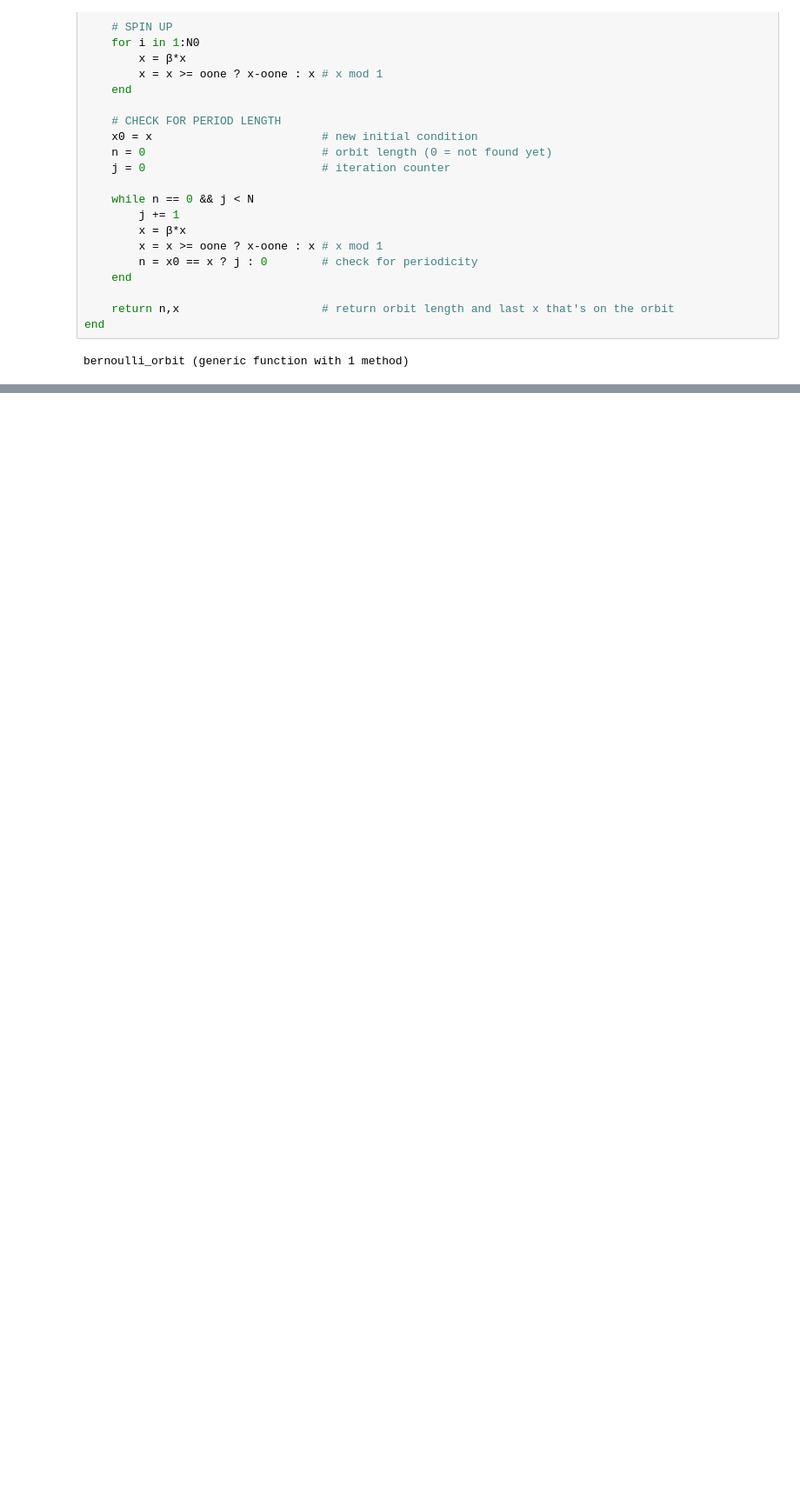
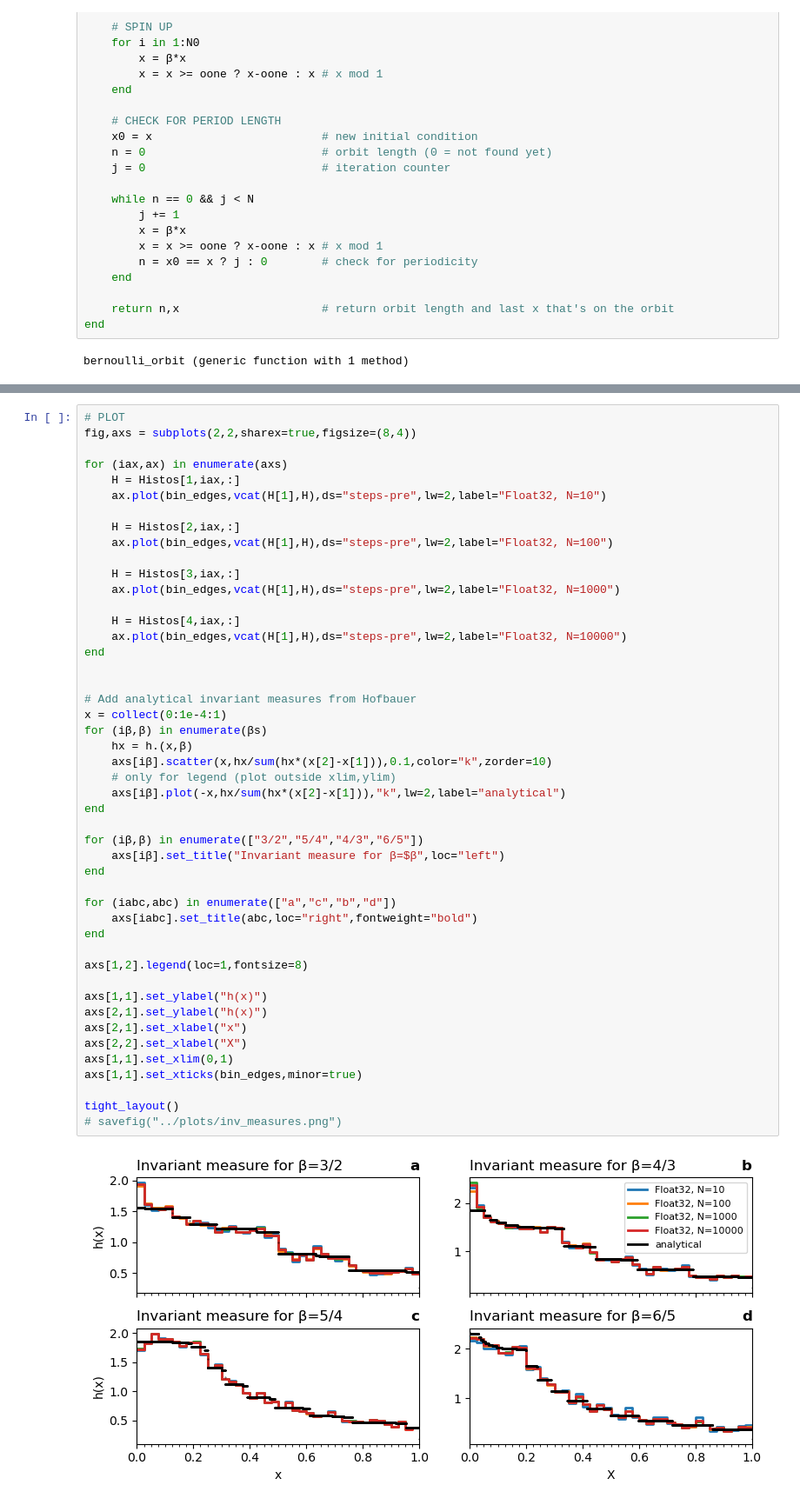
Before and after one commit to milankl/BernoulliMap, a Jupyter notebook: src/Bernoulli_orbits.ipynb, the cells around one changed output, grey strips where cells are left out. Shown at 87% size. Saved outputs shown, nothing was run; the diff lists cells and outputs as text; blank space fills up the shorter version.

```diff
--- a/src/Bernoulli_orbits.ipynb
+++ b/src/Bernoulli_orbits.ipynb
@@ -204,0 +346,49 @@ Orbit  7: length =  10190, x₀ =     5.1259995f-5, p = 0.837666
+# %%
+# PLOT
+fig,axs = subplots(2,2,sharex=true,figsize=(8,4))
+
+for (iax,ax) in enumerate(axs)
+    H = Histos[1,iax,:]
+    ax.plot(bin_edges,vcat(H[1],H),ds="steps-pre",lw=2,label="Float32, N=10")
+
+    H = Histos[2,iax,:]
+    ax.plot(bin_edges,vcat(H[1],H),ds="steps-pre",lw=2,label="Float32, N=100")
+
+    H = Histos[3,iax,:]
+    ax.plot(bin_edges,vcat(H[1],H),ds="steps-pre",lw=2,label="Float32, N=1000")
+
+    H = Histos[4,iax,:]
+    ax.plot(bin_edges,vcat(H[1],H),ds="steps-pre",lw=2,label="Float32, N=10000")
+end
+
+
+# Add analytical invariant measures from Hofbauer
+x = collect(0:1e-4:1)
+for (iβ,β) in enumerate(βs)
+    hx = h.(x,β)
+    axs[iβ].scatter(x,hx/sum(hx*(x[2]-x[1])),0.1,color="k",zorder=10)
+    # only for legend (plot outside xlim,ylim)
+    axs[iβ].plot(-x,hx/sum(hx*(x[2]-x[1])),"k",lw=2,label="analytical")
+end
+
+for (iβ,β) in enumerate(["3/2","5/4","4/3","6/5"])
+    axs[iβ].set_title("Invariant measure for β=$β",loc="left")
+end
+
+for (iabc,abc) in enumerate(["a","c","b","d"])
+    axs[iabc].set_title(abc,loc="right",fontweight="bold")
+end
+
+axs[1,2].legend(loc=1,fontsize=8)
+
+axs[1,1].set_ylabel("h(x)")
+axs[2,1].set_ylabel("h(x)")
+axs[2,1].set_xlabel("x")
+axs[2,2].set_xlabel("X")
+axs[1,1].set_xlim(0,1)
+axs[1,1].set_xticks(bin_edges,minor=true)
+
+tight_layout()
+# savefig("../plots/inv_measures.png")
+# %% [output]
+[figure, added]
```
Also changed, not shown: parts of 18 cells of this notebook, 1 other file.
